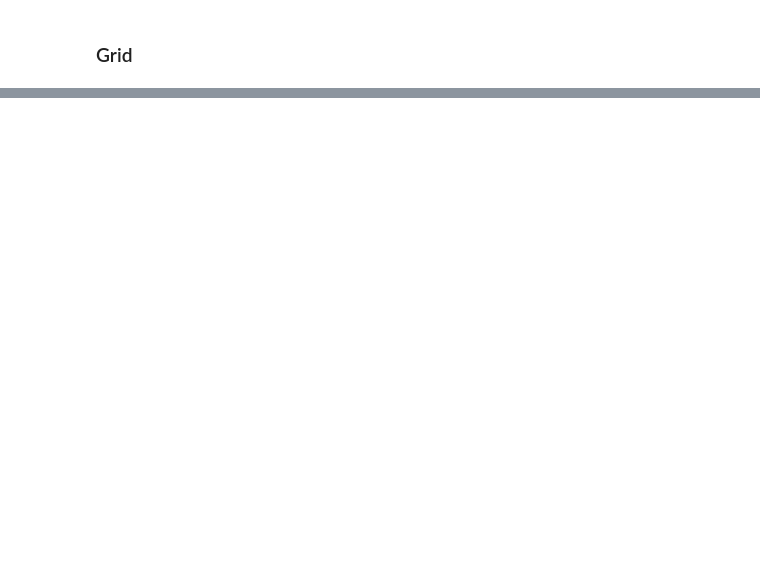
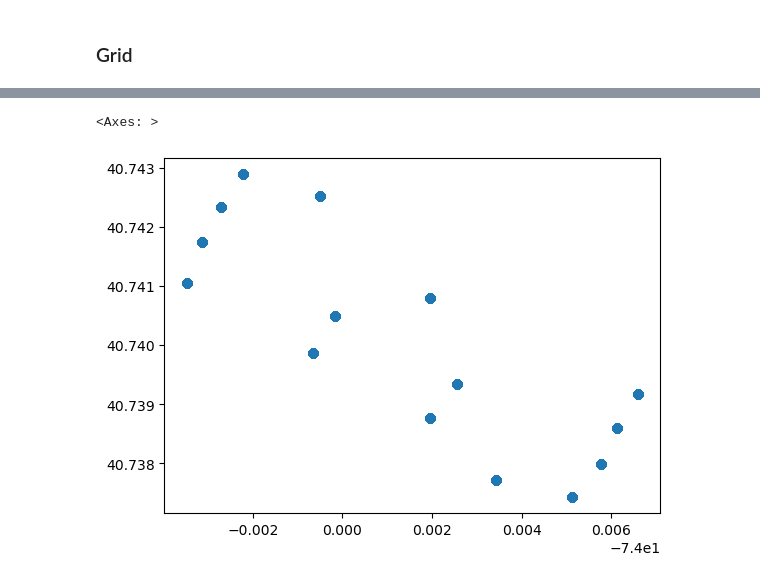
Before and after one commit to ct-spec-res/ev-load-forecast-nyc, a Jupyter notebook: src/automated-traffic-counts/ksha_cvxpy_chelsea.ipynb, the cells around one changed output, grey strips where cells are left out. Drawn from its saved outputs; the diff is of its cells as text; code cells hidden in the pictures; blank space fills up the shorter version.

```diff
--- a/src/automated-traffic-counts/ksha_cvxpy_chelsea.ipynb
+++ b/src/automated-traffic-counts/ksha_cvxpy_chelsea.ipynb
@@ -239,0 +221,5 @@ F_in_c.value - F_out_c.value
+# %%
+df.plot()
+# %% [output]
+<Axes: >
+[figure, added]
```
Also changed, not shown: parts of 58 cells of this notebook, 1 other file.
